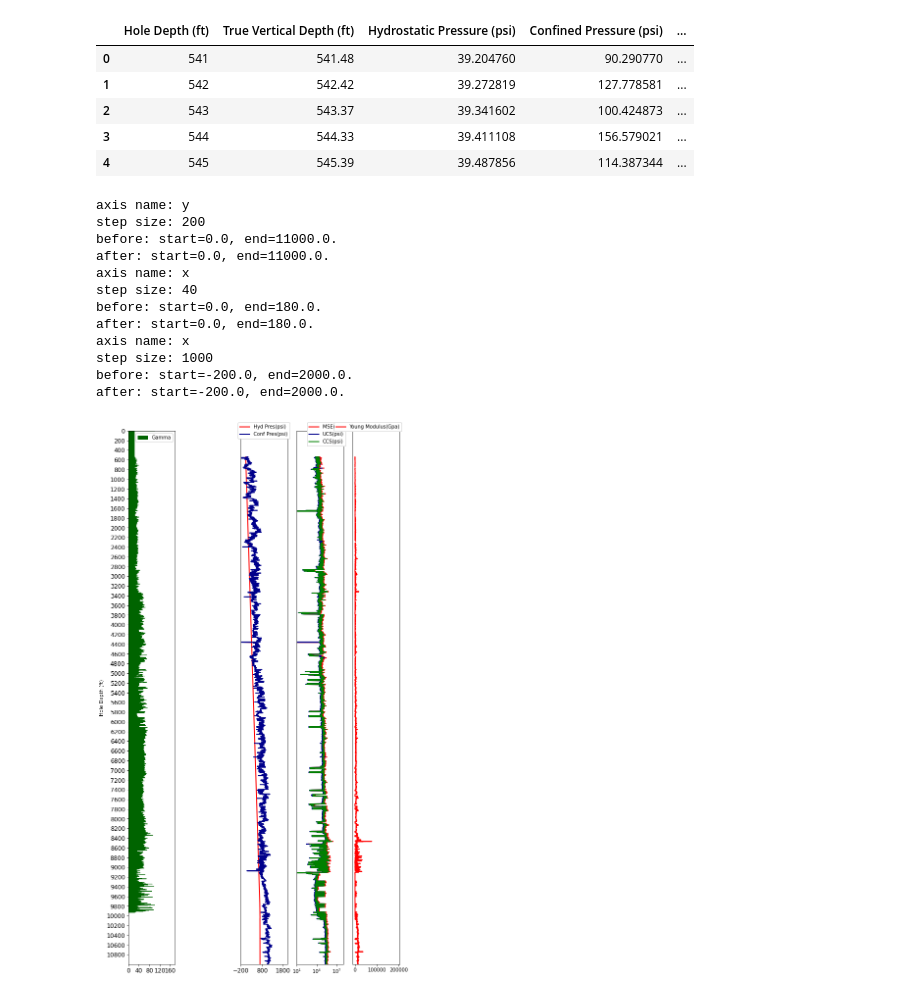
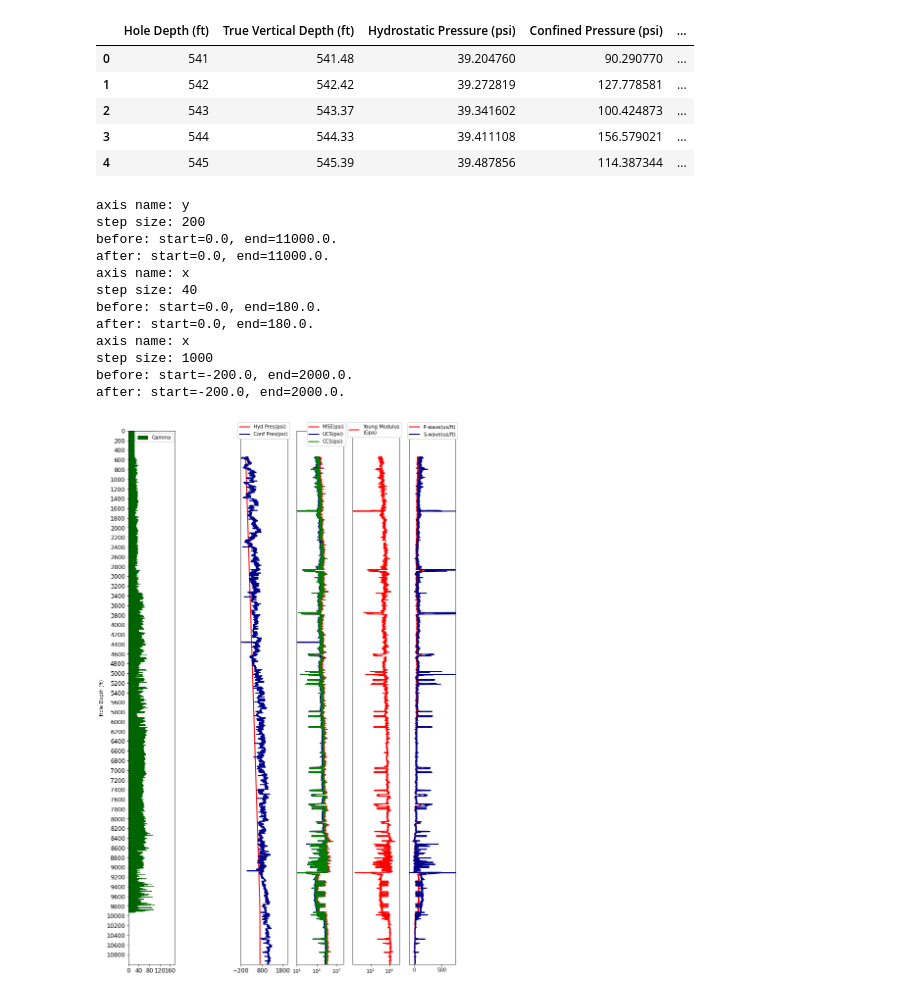
Before and after one commit to huytran187/LogVisualization, a Jupyter notebook: src.ipynb, the cells around one changed output. Cells and saved outputs as stored; diff of their text form; code cells hidden in the pictures.

Commit message:
finish track 6

```diff
--- a/src.ipynb
+++ b/src.ipynb
@@ -45,6 +45,8 @@ MECHANICAL_SPECIFIC_ENERGY_COLOR = 'red'
 UCS_COLOR = 'darkblue'
 CCS_COLOR = 'green'
 YOUNG_COLOR='red'
+COM_WAVE_COLOR = 'red'
+SHEAR_WAVE_COLOR = 'darkblue'
 def set_ticks_step(axis_instance, axis_name, step_size):
     print(f"axis name: {axis_name}")
     print(f"step size: {step_size}")
@@ -125,33 +127,46 @@ ax4.legend(bbox_to_anchor=BBOX_TO_ANCHOR, framealpha=1.0)
 ax4.tick_params(axis='x', labelsize=X_LABEL_FONTSIZE)
 ax4.set_xlim(1e1, 1e8)
 ax4.set_xscale('log')
 ax4.set_ylim(ax1.get_ylim())
 ax4.set_yticks([])
 
 # toung
 ax5 = fig.add_subplot(1, NUM_TRACKS, 5)
 ax5.plot(logs_df['Young modulus (GPa)'], logs_df['Hole Depth (ft)'],
         color=YOUNG_COLOR, linewidth=LINEWIDTH,
-        label='Young Modulus(Gpa)')
+        label='Young Modulus\n(Gpa)')
 ax5.legend(bbox_to_anchor=BBOX_TO_ANCHOR, framealpha=1.0)
 ax5.tick_params(axis='x', labelsize=X_LABEL_FONTSIZE)
 ax5.set_ylim(ax1.get_ylim())
 ax5.set_yticks([])
-ax5.s
+ax5.set_xscale('log')
 
 
+# velocity
+ax6 = fig.add_subplot(1, NUM_TRACKS, 6)
+ax6.plot(logs_df['Compressional wave (microsec/ft)'], logs_df['Hole Depth (ft)'],
+        color=COM_WAVE_COLOR, linewidth=LINEWIDTH,
+        label='P-wave(us/ft)')
+ax6.plot(logs_df['Shear wave (microsec/ft)'], logs_df['Hole Depth (ft)'],
+        color=SHEAR_WAVE_COLOR, linewidth=LINEWIDTH,
+        label='S-wave(us/ft)')
+ax6.legend(bbox_to_anchor=BBOX_TO_ANCHOR, framealpha=1.0)
+ax6.tick_params(axis='x', labelsize=X_LABEL_FONTSIZE)
+ax6.set_ylim(ax1.get_ylim())
+ax6.set_yticks([])
+ax6.set_xlim((-100, 5))
 plt.show()
 # %% [output]
 axis name: y
 step size: 200
 before: start=0.0, end=11000.0.
 after: start=0.0, end=11000.0.
 axis name: x
 step size: 40
 before: start=0.0, end=180.0.
 after: start=0.0, end=180.0.
 axis name: x
 step size: 1000
 before: start=-200.0, end=2000.0.
 after: start=-200.0, end=2000.0.
-[figure, old version]
+[figure, new version]
```
